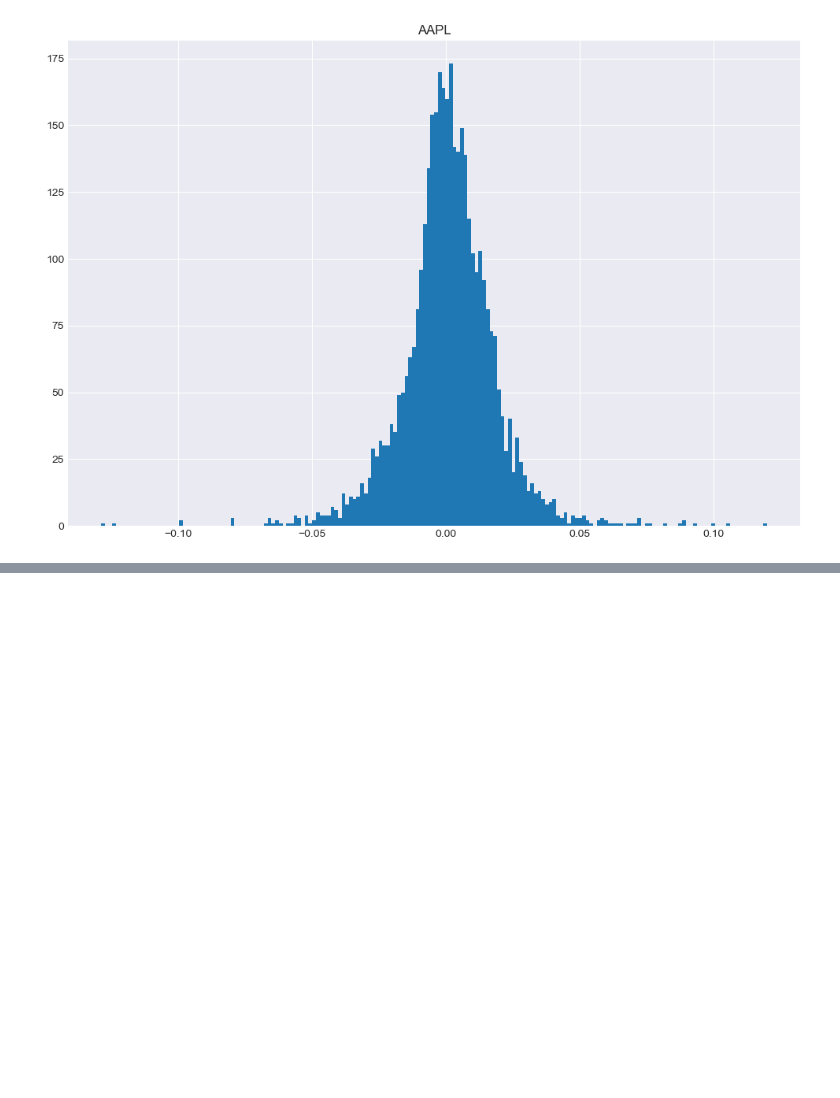
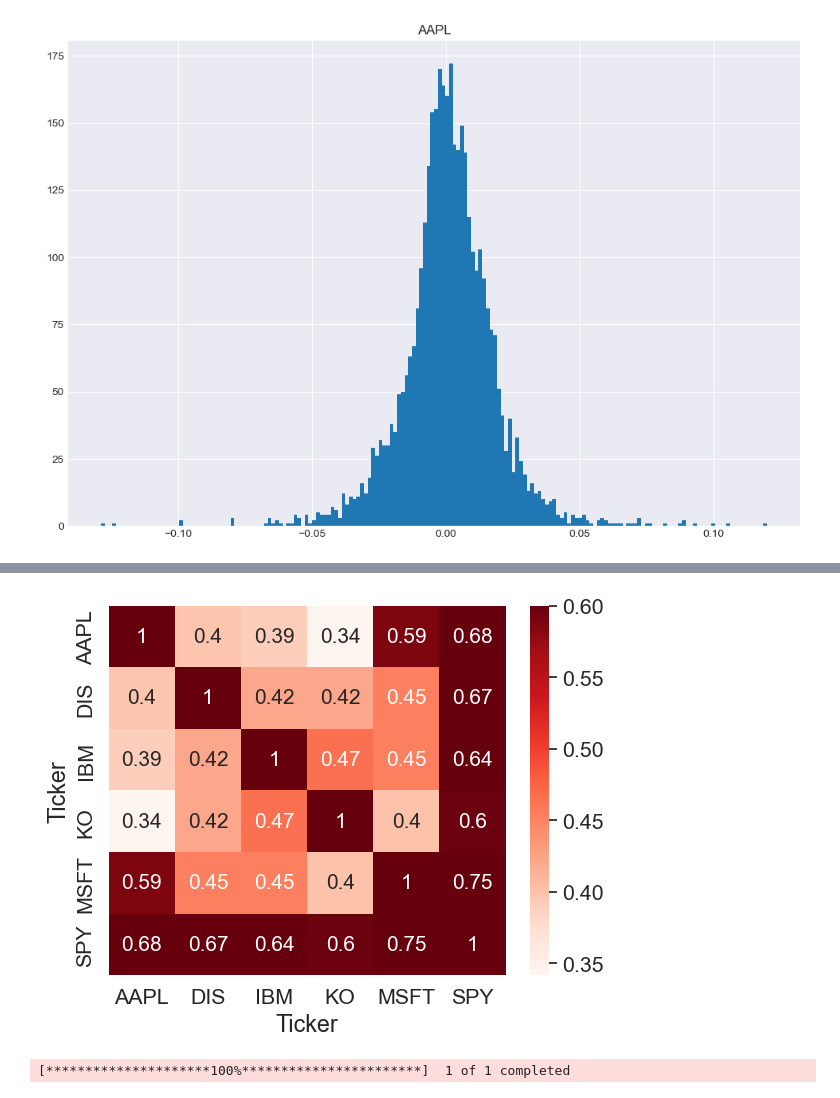
Before and after one commit to anshgupta00/algorithmicTrading, a Jupyter notebook: stockPrediction_1.ipynb, the cells around one changed output, grey strips where cells are left out. Drawn from its saved outputs; the diff is of its cells as text; code cells hidden in the pictures; blank space fills up the shorter version.

```diff
--- a/stockPrediction_1.ipynb
+++ b/stockPrediction_1.ipynb
@@ -500,0 +551,3 @@ plt.show()
+# %%
+ret=close.pct_change().dropna()
+ret.head()
@@ -500,0 +626,7 @@ plt.show()
+# %%
+plt.figure(figure=(12,8))
+sns.set(font_scale=1.4)
+sns.heatmap(ret.corr(),cmap="Reds",annot=True,annot_kws={"size":15},vmax=0.6)
+plt.show()
+# %% [output]
+[figure, added]
@@ -500,0 +639,5 @@ plt.show()
+# %%
+# calculte moving average:
+spy=yf.download("SPY")
+# %% [output]
+[*********************100%***********************]  1 of 1 completed
```
Also changed, not shown: parts of 60 cells of this notebook, 2 other files.
